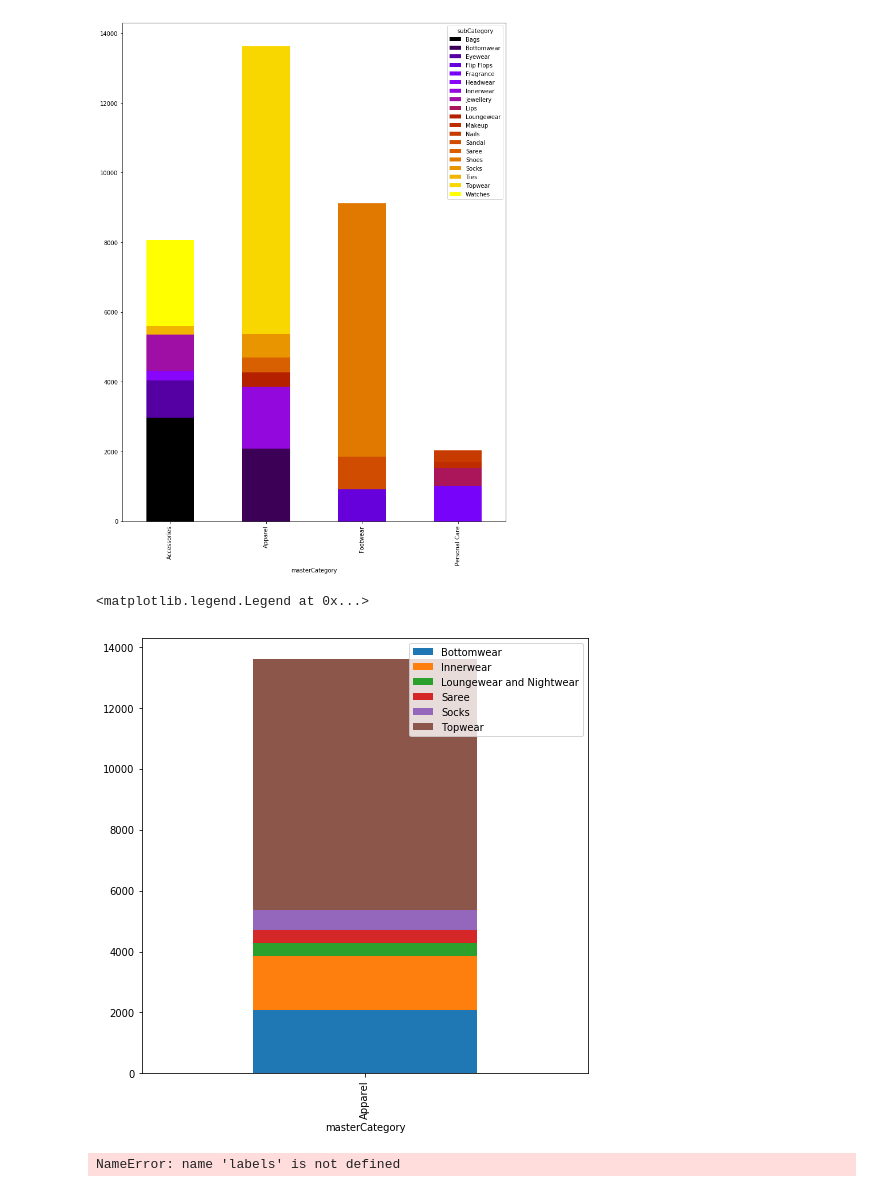
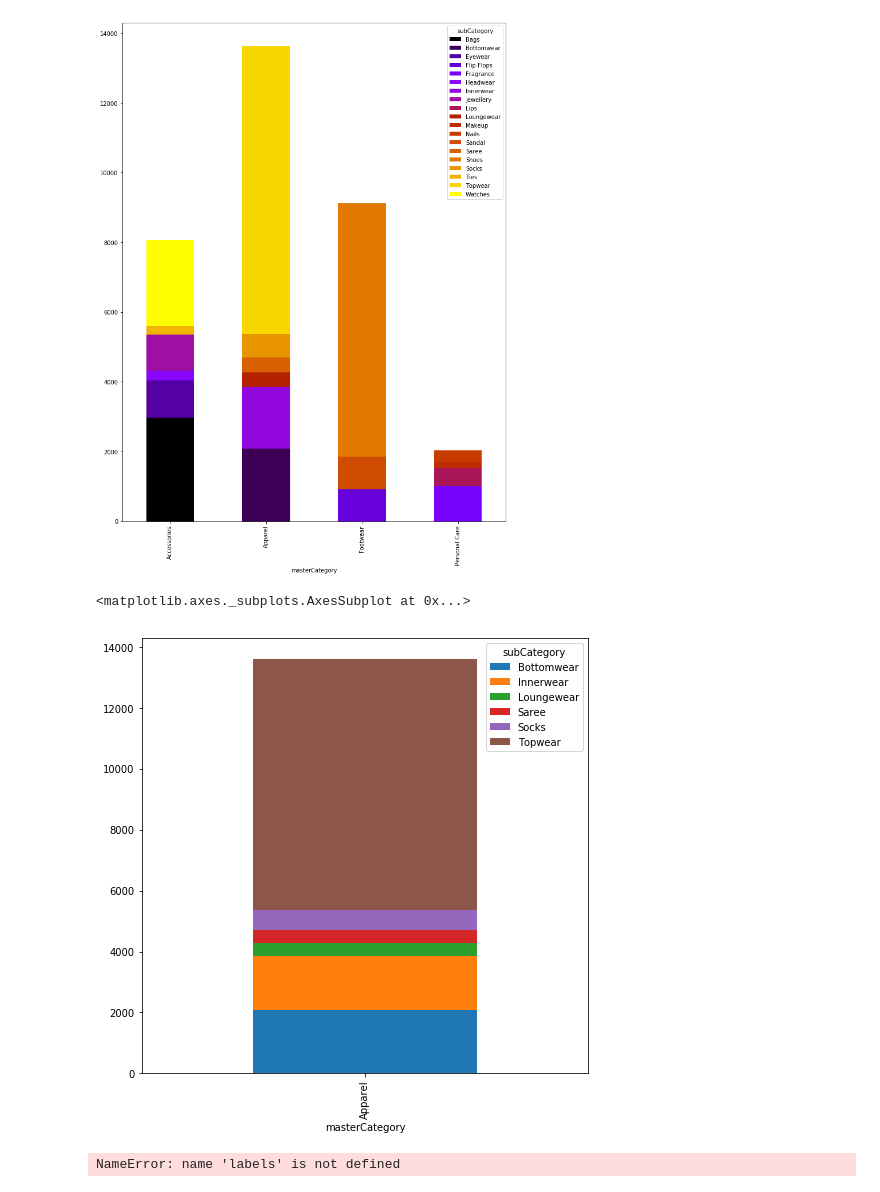
Before and after one commit to kellystroh/Inventory-Image-Classification, a Jupyter notebook: EDA.ipynb, the cells around one changed output. Saved outputs shown, nothing was run; the diff lists cells and outputs as text; code cells hidden in the pictures.

Commit message:
updated charts

```diff
--- a/EDA.ipynb
+++ b/EDA.ipynb
@@ -85,12 +117,12 @@ df3.plot(kind='bar', stacked=True,figsize=(12,16), cmap='gnuplot')
 # %%
 df2 = df[df.masterCategory=='Apparel'][['masterCategory','subCategory', 'id']].groupby(['masterCategory','subCategory']).count().unstack('subCategory').fillna(0)
 df3 = df2['id']
 df4 = df3.transpose()
 df3.plot(kind='bar', stacked=True,figsize=(8,8))
-plt.legend(loc='best')
+#plt.legend(loc='best')
 # %% [output]
-<matplotlib.legend.Legend at 0x...>
+<matplotlib.axes._subplots.AxesSubplot at 0x...>
-[figure, old version]
+[figure, new version]
 # %%
 masterCat_codes = {}
 for i in range(len(labels.value_counts().index)):
```
Also changed, not shown: parts of 3 cells of this notebook.
